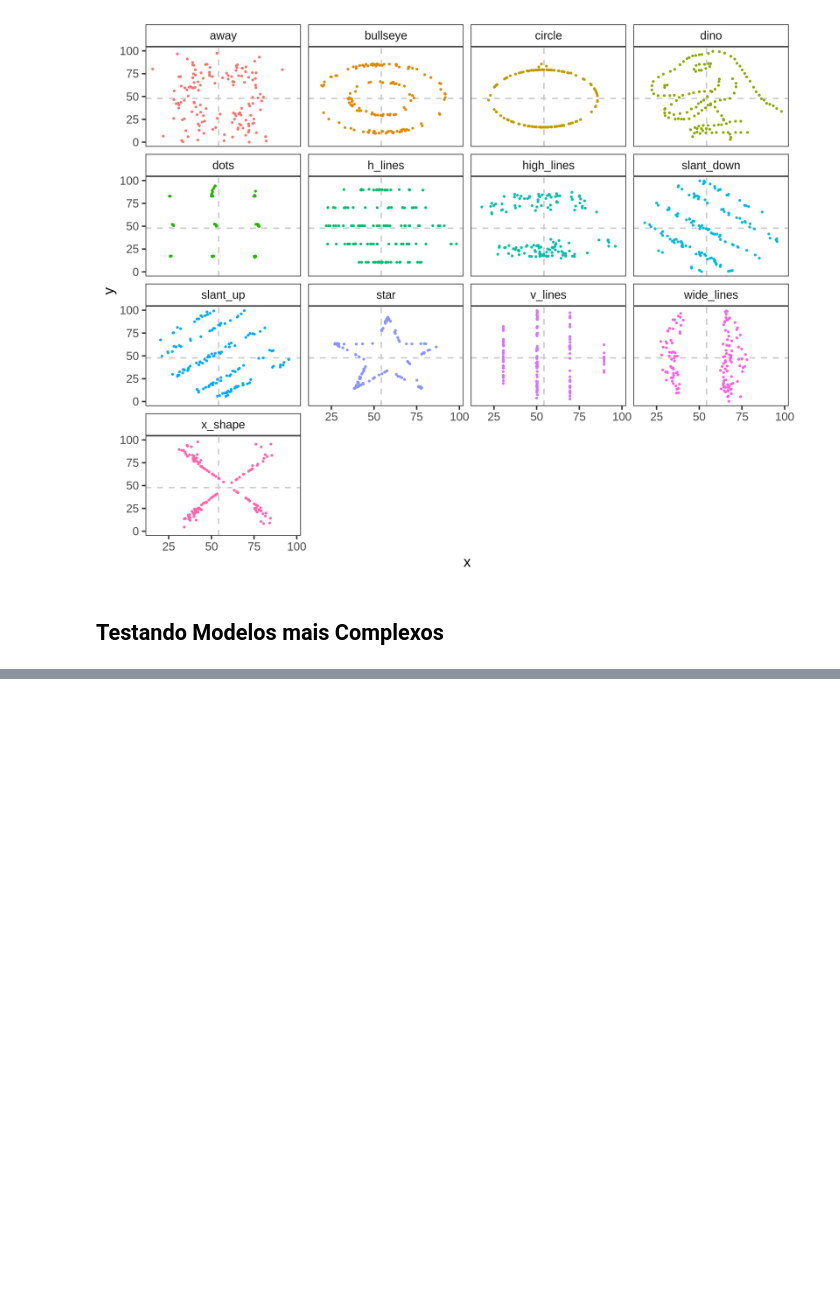
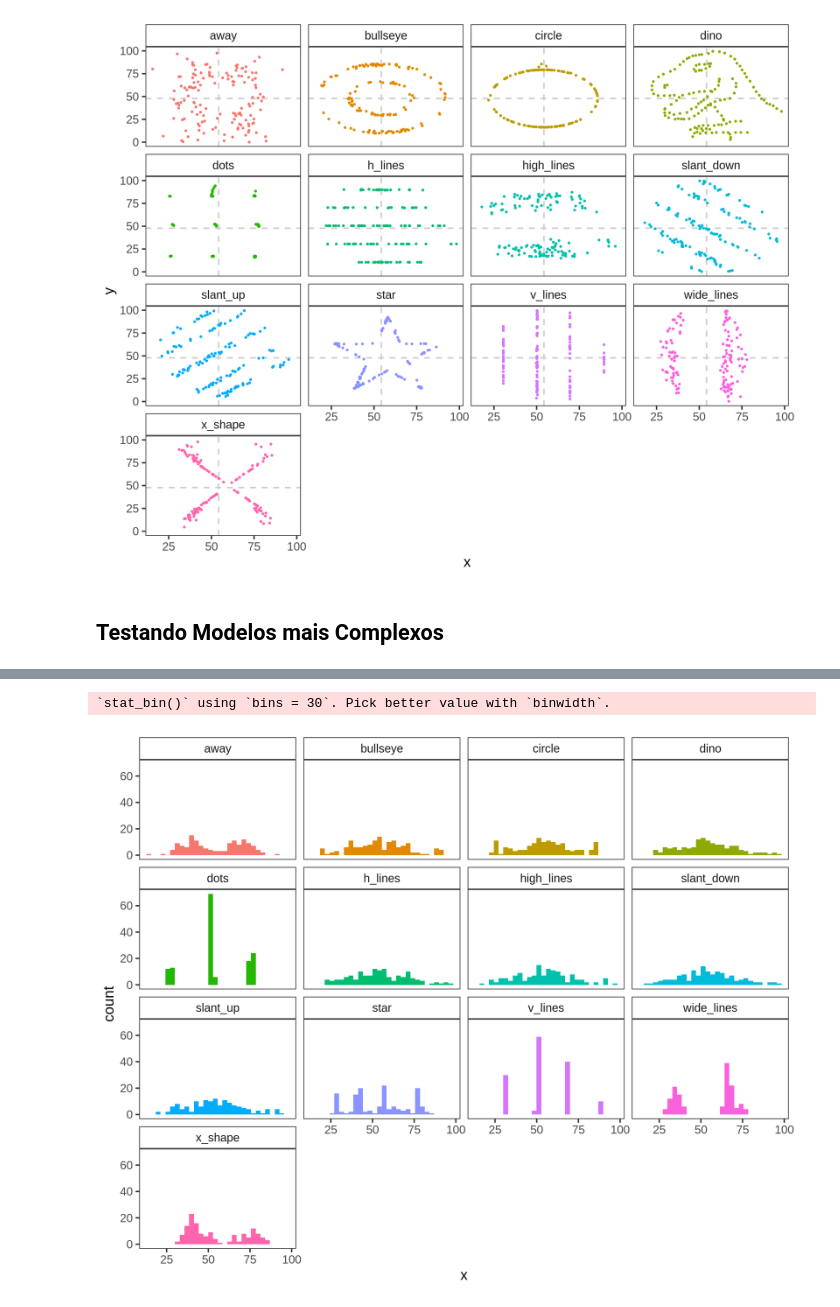
Before and after one commit to phrb/reprodutibilidade-eradsp-2021, a Jupyter notebook: exercicio_pratico/Análise de Dados com R.ipynb, the cells around one changed output, grey strips where cells are left out. Cells and saved outputs as stored; diff of their text form; code cells hidden in the pictures; blank space fills up the shorter version.

```diff
--- a/exercicio_dockerfile/Análise de Dados com R.ipynb
+++ b/exercicio_pratico/Análise de Dados com R.ipynb
@@ -144,0 +158,16 @@ ggplot() +
+# %%
+options(repr.plot.width = 20, repr.plot.height = 16)
+
+ggplot() +
+    geom_histogram(data = datasaurus_dozen,
+               size = 2,
+               aes(x = x, fill = dataset)) +
+
+    theme_bw(base_size = 30) +
+    theme(legend.position = "none",
+         panel.grid = element_blank(),
+         strip.background = element_rect(fill = "transparent")) +
+    facet_wrap(~ dataset, ncol = 4)
+# %% [output]
+`stat_bin()` using `bins = 30`. Pick better value with `binwidth`.
+[figure, added]
```
Also changed, not shown: parts of 2 cells of this notebook, 4 other files.
